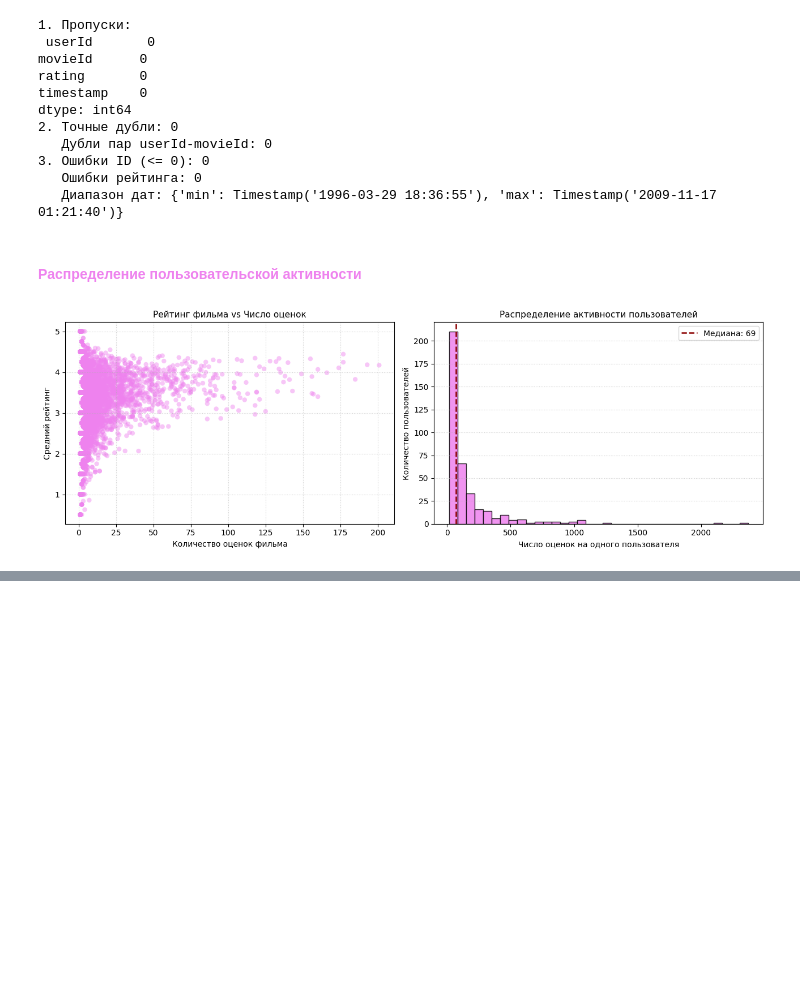
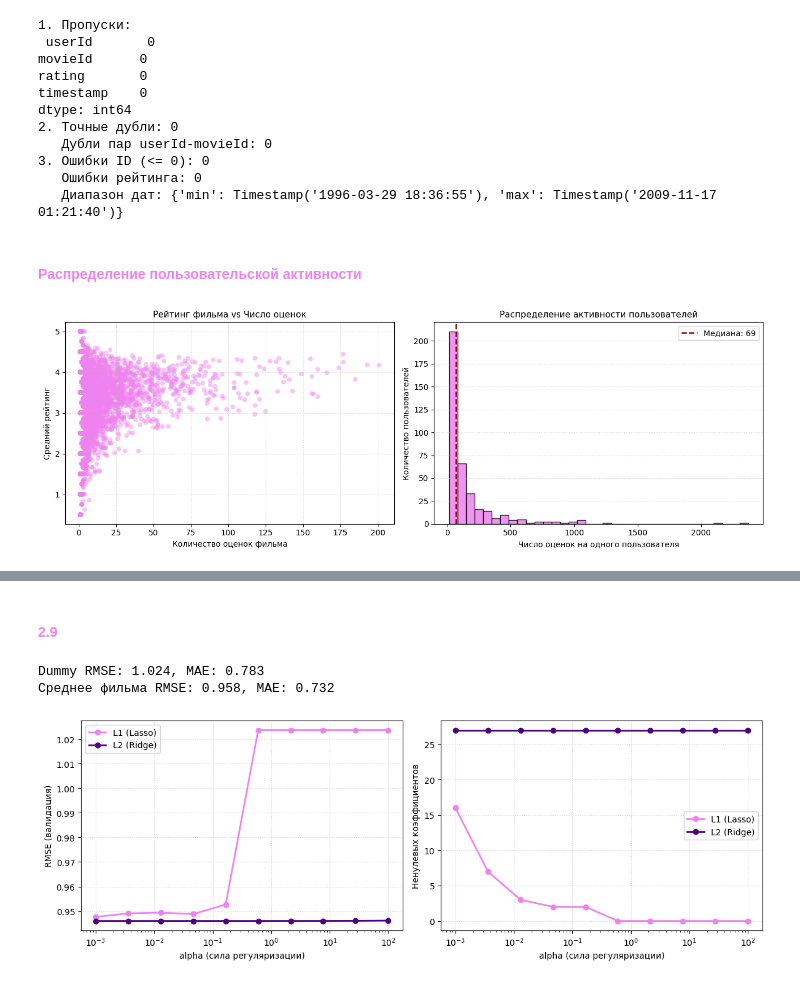
Before and after one commit to kitaevakatya1-tech/TIMO, a Jupyter notebook: TIMO.ipynb, the cells around one changed output, grey strips where cells are left out. Saved outputs shown, nothing was run; the diff lists cells and outputs as text; code cells hidden in the pictures; blank space fills up the shorter version.

```diff
--- a/TIMO.ipynb
+++ b/TIMO.ipynb
@@ -346,0 +172,12 @@ for col in cat_cols:
+# %%
+m = train_initial.groupby('movieId')['rating'].agg(['count', 'mean', 'std'])
+med = m['count'].median()
+_, p1 = stats.ttest_ind(m[m['count'] > med]['mean'], m[m['count'] <= med]['mean'], equal_var=False)
+
+_, p2 = stats.chisquare(train_initial['rating'].value_counts())
+
+m_sub = m[m['count'] >= 10].join(movies.set_index('movieId')['genres'])
+m_sub['n_genres'] = m_sub['genres'].str.count(r'\|') + 1
+corr, p3 = stats.spearmanr(m_sub['n_genres'], m_sub['std'])
+
+print(f"H1 (t-test) p-value: {p1:.2e}\nH2 (chi2)   p-value: {p2:.2e}\nH3 (corr):  r={corr:.3f}, p-value={p3:.2e}")
@@ -346,0 +250,65 @@ for col in cat_cols:
+# %% [markdown]
+#### <span style="color: #EE82EE;">**2.9**</span>
+# %%
+df_s = train.sort_values('timestamp').reset_index(drop=True)
+split = int(len(df_s) * 0.8)
+hist_df, val_df = df_s.iloc[:split].copy(), df_s.iloc[split:].copy()
+
+train_feat = clean_and_build(hist_df, hist_df, movies)
+val_feat = clean_and_build(val_df, hist_df, movies)
+y_train, y_val = train_feat['rating'].values, val_feat['rating'].values
+
+genre_cols = [c for c in train_feat.columns if c not in [
+    'userId', 'movieId', 'rating', 'timestamp', 'rating_quarter',
+    'user_mean_rating', 'user_rating_count', 'movie_mean_smoothed', 'movie_rating_count_log']]
+
+prep = make_pipeline(genre_cols)
+X_train, X_val = prep.fit_transform(train_feat), prep.transform(val_feat)
+
+pred_dummy = DummyRegressor(strategy='mean').fit(X_train, y_train).predict(X_val)
+pred_movie = val_feat['movie_mean_smoothed'].fillna(y_train.mean()).values
+print(f"Dummy RMSE: {root_mean_squared_error(y_val, pred_dummy):.3f}, MAE: {mean_absolute_error(y_val, pred_dummy):.3f}")
+print(f"Среднее фильма RMSE: {root_mean_squared_error(y_val, pred_movie):.3f}, MAE: {mean_absolute_error(y_val, pred_movie):.3f}")
+
+alphas = np.logspace(-3, 2, 10)  # от 0.001 до 100
+rmse_l1, rmse_l2, nz_l1, nz_l2 = [], [], [], []
+
+for a in alphas:
+    m1 = Lasso(alpha=a, random_state=42, max_iter=5000).fit(X_train, y_train)
+    m2 = Ridge(alpha=a, random_state=42).fit(X_train, y_train)
+    rmse_l1.append(root_mean_squared_error(y_val, np.clip(m1.predict(X_val), 0.5, 5.0)))
+    rmse_l2.append(root_mean_squared_error(y_val, np.clip(m2.predict(X_val), 0.5, 5.0)))
+    nz_l1.append(np.sum(m1.coef_ != 0))
+    nz_l2.append(np.sum(m2.coef_ != 0))
+
+fig, (ax1, ax2) = plt.subplots(1, 2, figsize=(12, 4.2))
+
+ax1.plot(alphas, rmse_l1, 'o-', color='#EE82EE', linewidth=2, label='L1 (Lasso)')
+ax1.plot(alphas, rmse_l2, 'o-', color='indigo', linewidth=2, label='L2 (Ridge)')
+ax1.set_xscale('log')
+ax1.set_xlabel('alpha (сила регуляризации)')
+ax1.set_ylabel('RMSE (валидация)')
+ax1.grid(True, linestyle=':', alpha=0.6)
+ax1.legend()
+
+ax2.plot(alphas, nz_l1, 'o-', color='#EE82EE', linewidth=2, label='L1 (Lasso)')
+ax2.plot(alphas, nz_l2, 'o-', color='indigo', linewidth=2, label='L2 (Ridge)')
+ax2.set_xscale('log')
+ax2.set_xlabel('alpha (сила регуляризации)')
+ax2.set_ylabel('Ненулевых коэффициентов')
+ax2.grid(True, linestyle=':', alpha=0.6)
+ax2.legend()
+
+plt.tight_layout()
+plt.show()
+
+for a, r1, r2, n1 in zip(alphas, rmse_l1, rmse_l2, nz_l1):
+    print(f"alpha={a:.4f} | L1 RMSE={r1:.3f} (признаков: {n1}/{X_train.shape[1]}) | L2 RMSE={r2:.3f}")
+
+best_l2 = Ridge(alpha=10.0, random_state=42).fit(X_train, y_train)
+coefs = pd.Series(best_l2.coef_, index=prep.get_feature_names_out()).sort_values(key=abs, ascending=False)
+print("\nТоп-8 коэффициентов L2-модели (alpha=10):\n", coefs.head(8).round(3))
+# %% [output]
+Dummy RMSE: 1.024, MAE: 0.783
+Среднее фильма RMSE: 0.958, MAE: 0.732
+[figure, added]
```
Also changed, not shown: parts of 21 cells of this notebook, 2 other files.
